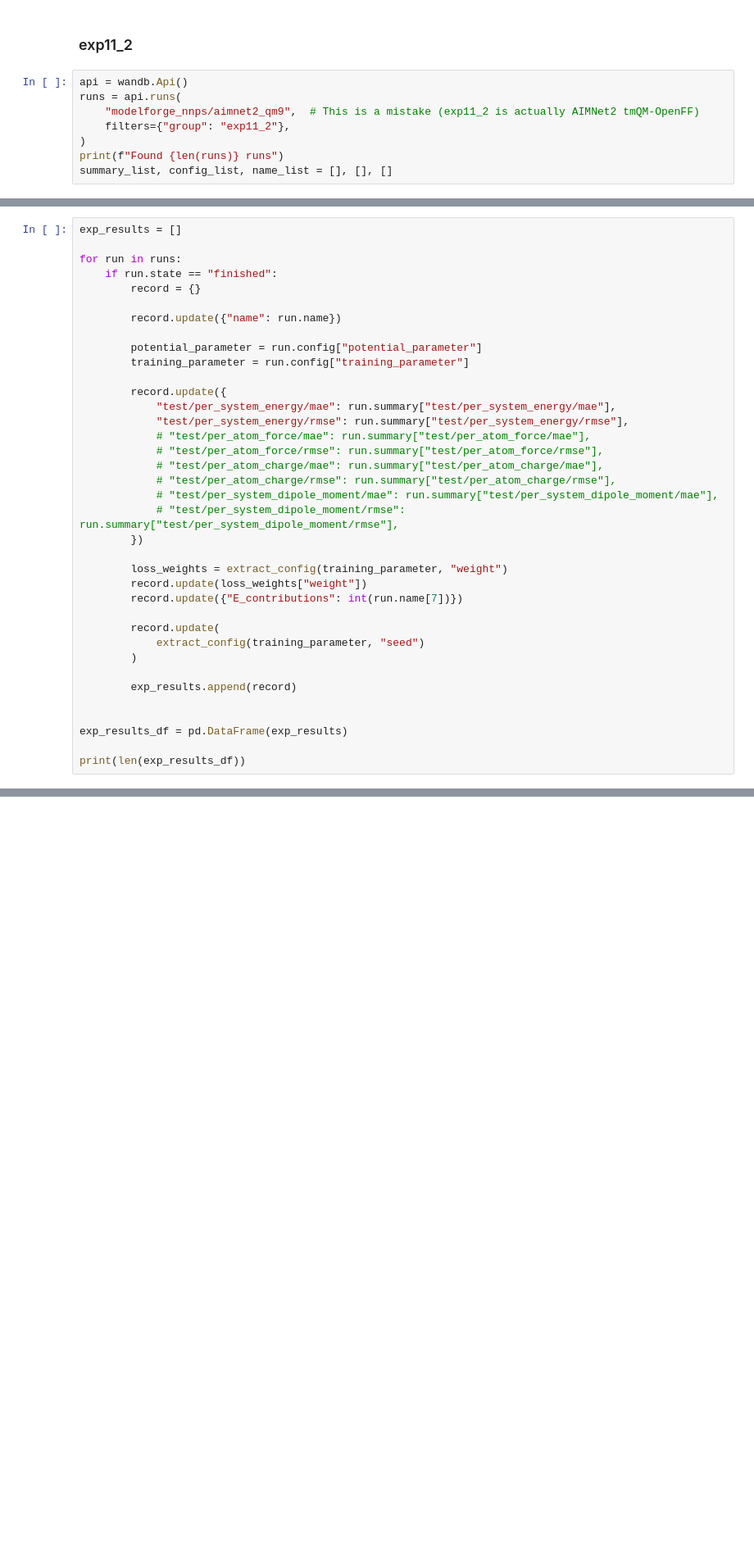
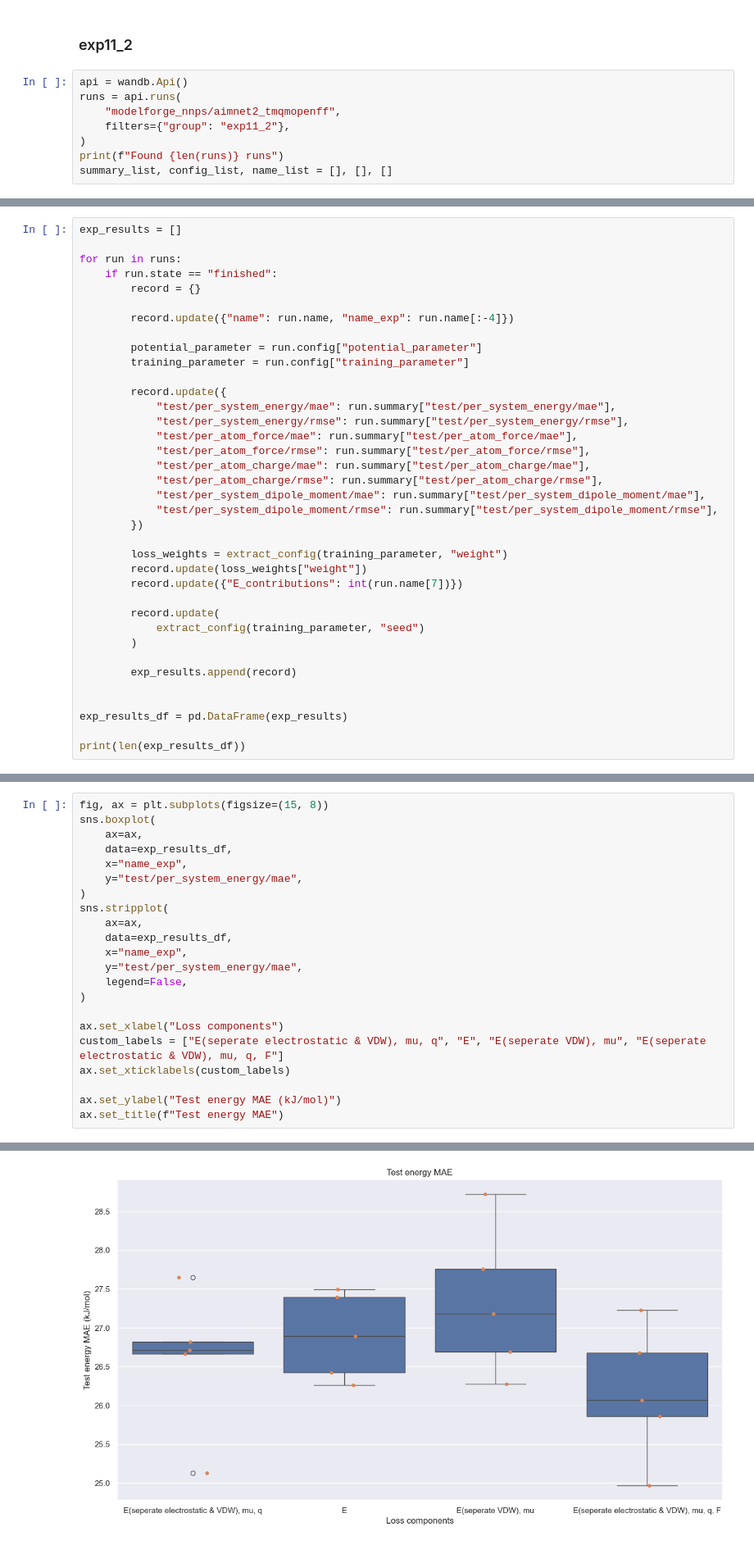
Before and after one commit to MarshallYan/modelforge-experiments, a Jupyter notebook: analysis/aimnet2_tmqm_openff.ipynb, the cells around one changed output, grey strips where cells are left out. Shown at 82% size. Drawn from its saved outputs; the diff is of its cells as text; blank space fills up the shorter version.

```diff
--- a/analysis/aimnet2_tmqm_openff.ipynb
+++ b/analysis/aimnet2_tmqm_openff.ipynb
@@ -474,7 +474,7 @@ plt.show()
 # %%
 api = wandb.Api()
 runs = api.runs(
-    "modelforge_nnps/aimnet2_qm9",  # This is a mistake (exp11_2 is actually AIMNet2 tmQM-OpenFF)
+    "modelforge_nnps/aimnet2_tmqmopenff",
     filters={"group": "exp11_2"},
 )
 print(f"Found {len(runs)} runs")
@@ -489,7 +488,7 @@ for run in runs:
     if run.state == "finished":
         record = {}
 
-        record.update({"name": run.name})
+        record.update({"name": run.name, "name_exp": run.name[:-4]})
 
         potential_parameter = run.config["potential_parameter"]
         training_parameter = run.config["training_parameter"]
@@ -497,12 +496,12 @@ for run in runs:
         record.update({
             "test/per_system_energy/mae": run.summary["test/per_system_energy/mae"],
             "test/per_system_energy/rmse": run.summary["test/per_system_energy/rmse"],
-            # "test/per_atom_force/mae": run.summary["test/per_atom_force/mae"],
-            # "test/per_atom_force/rmse": run.summary["test/per_atom_force/rmse"],
-            # "test/per_atom_charge/mae": run.summary["test/per_atom_charge/mae"],
-            # "test/per_atom_charge/rmse": run.summary["test/per_atom_charge/rmse"],
-            # "test/per_system_dipole_moment/mae": run.summary["test/per_system_dipole_moment/mae"],
-            # "test/per_system_dipole_moment/rmse": run.summary["test/per_system_dipole_moment/rmse"],
+            "test/per_atom_force/mae": run.summary["test/per_atom_force/mae"],
+            "test/per_atom_force/rmse": run.summary["test/per_atom_force/rmse"],
+            "test/per_atom_charge/mae": run.summary["test/per_atom_charge/mae"],
+            "test/per_atom_charge/rmse": run.summary["test/per_atom_charge/rmse"],
+            "test/per_system_dipole_moment/mae": run.summary["test/per_system_dipole_moment/mae"],
+            "test/per_system_dipole_moment/rmse": run.summary["test/per_system_dipole_moment/rmse"],
         })
 
         loss_weights = extract_config(training_parameter, "weight")
@@ -523,0 +543,23 @@ print(len(exp_results_df))
+# %%
+fig, ax = plt.subplots(figsize=(15, 8))
+sns.boxplot(
+    ax=ax,
+    data=exp_results_df,
+    x="name_exp",
+    y="test/per_system_energy/mae",
+)
+sns.stripplot(
+    ax=ax,
+    data=exp_results_df,
+    x="name_exp",
+    y="test/per_system_energy/mae",
+    legend=False,
+)
+
+ax.set_xlabel("Loss components")
+custom_labels = ["E(seperate electrostatic & VDW), mu, q", "E", "E(seperate VDW), mu", "E(seperate electrostatic & VDW), mu, q, F"]
+ax.set_xticklabels(custom_labels)
+
+ax.set_ylabel("Test energy MAE (kJ/mol)")
+ax.set_title(f"Test energy MAE")
+# %% [output]
@@ -523,0 +567 @@ print(len(exp_results_df))
+[figure, added]
```
Also changed, not shown: parts of 4 cells of this notebook, 6 other files.
